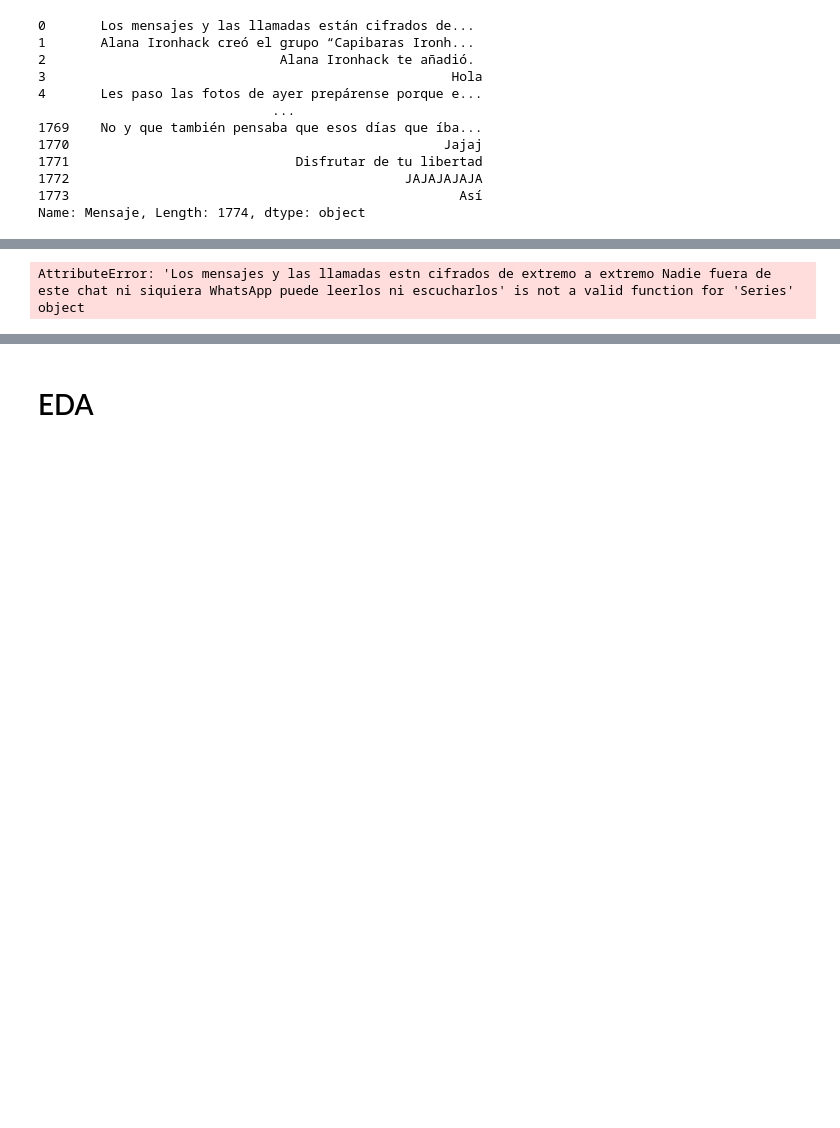
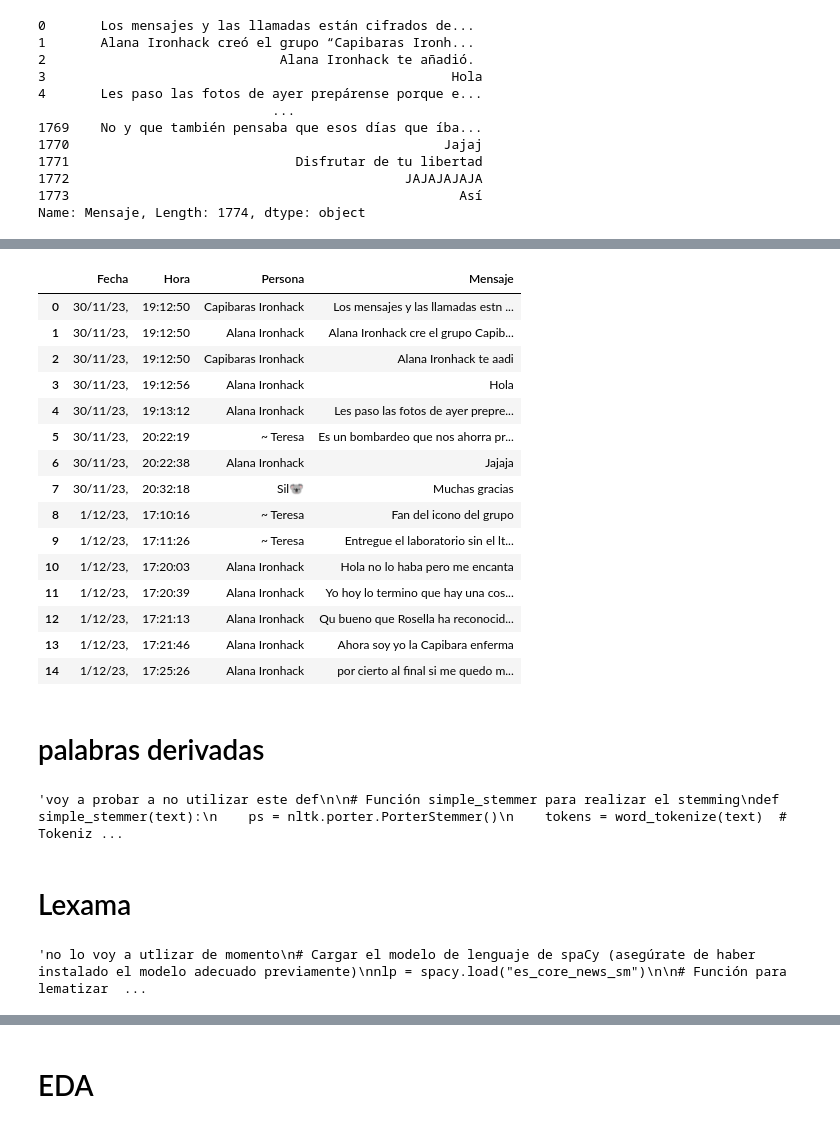
Before and after one commit to SilviaAlconGarrido/project_final, a Jupyter notebook: notebook/EDA_capi.ipynb, the cells around one changed output, grey strips where cells are left out. Cells and saved outputs as stored; diff of their text form; code cells hidden in the pictures; blank space fills up the shorter version.

```diff
--- a/notebook/EDA_capi.ipynb
+++ b/notebook/EDA_capi.ipynb
@@ -368,14 +373,10 @@ def eliminar_caracteres_especiales(texto):
     else:
         return texto
 
-
-
-# Aplicar la función de eliminación de caracteres especiales a cada elemento de la Serie
-serie_limpiada = texto_corregido.apply(eliminar_caracteres_especiales)
+# Aplicar la función de eliminación de caracteres especiales a cada elemento de la Serie 'Mensaje'
+df['Mensaje'] = df['Mensaje'].apply(eliminar_caracteres_especiales)
 
 # Mostrar los resultados
-print("Serie original:")
-print(texto_corregido)
-print("\nSerie limpiada:")
-print(serie_limpiada)
+print("DataFrame con mensajes corregidos y limpiados:")
+df.head(15)
 # %% [output]
@@ -399,20 +384,57 @@ Name: Mensaje, Length: 1774, dtype: object
+|  | Fecha | Hora | Persona | Mensaje |
+| 0 | 30/11/23, | 19:12:50 | Capibaras Ironhack | Los mensajes y las llamadas estn ... |
+| 1 | 30/11/23, | 19:12:50 | Alana Ironhack | Alana Ironhack cre el grupo Capib... |
+| 2 | 30/11/23, | 19:12:50 | Capibaras Ironhack | Alana Ironhack te aadi |
+| 3 | 30/11/23, | 19:12:56 | Alana Ironhack | Hola |
+| 4 | 30/11/23, | 19:13:12 | Alana Ironhack | Les paso las fotos de ayer prepre... |
+| 5 | 30/11/23, | 20:22:19 | ~ Teresa | Es un bombardeo que nos ahorra pr... |
+| 6 | 30/11/23, | 20:22:38 | Alana Ironhack | Jajaja |
+| 7 | 30/11/23, | 20:32:18 | Sil🐨 | Muchas gracias |
+| 8 | 1/12/23, | 17:10:16 | ~ Teresa | Fan del icono del grupo |
+| 9 | 1/12/23, | 17:11:26 | ~ Teresa | Entregue el laboratorio sin el lt... |
+| 10 | 1/12/23, | 17:20:03 | Alana Ironhack | Hola no lo haba pero me encanta |
+| 11 | 1/12/23, | 17:20:39 | Alana Ironhack | Yo hoy lo termino que hay una cos... |
+| 12 | 1/12/23, | 17:21:13 | Alana Ironhack | Qu bueno que Rosella ha reconocid... |
+| 13 | 1/12/23, | 17:21:46 | Alana Ironhack | Ahora soy yo la Capibara enferma |
+| 14 | 1/12/23, | 17:25:26 | Alana Ironhack | por cierto al final si me quedo m... |
+# %% [markdown]
+# palabras derivadas
 # %%
-# Definir la función simple_stemmer para realizar el stemming
+'''voy a probar a no utilizar este def
+
+# Función simple_stemmer para realizar el stemming
 def simple_stemmer(text):
     ps = nltk.porter.PorterStemmer()
     tokens = word_tokenize(text)  # Tokenizar el texto
     stemmed_text = ' '.join([ps.stem(word) for word in tokens])
     return stemmed_text
 
-
-
-# Aplicar simple_stemmer a cada elemento de la Serie
-serie_stemmed = serie_limpiada.apply(serie_limpiada)
+# Aplicar simple_stemmer a la columna 'Mensaje' y almacenar los resultados en una nueva columna 'Mensaje_stem'
+df['Mensaje_stem'] = df['Mensaje'].apply(simple_stemmer)
 
 # Mostrar los resultados
-print("Serie original:")
-print(serie_limpiada)
-print("\nSerie después de stemming:")
-print(serie_stemmed)
+print("DataFrame con mensajes stem:")
+print(df)'''
 # %% [output]
-AttributeError: 'Los mensajes y las llamadas estn cifrados de extremo a extremo Nadie fuera de este chat ni siquiera WhatsApp puede leerlos ni escucharlos' is not a valid function for 'Series' object
+'voy a probar a no utilizar este def\n\n# Función simple_stemmer para realizar el stemming\ndef simple_stemmer(text):\n    ps = nltk.porter.PorterStemmer()\n    tokens = word_tokenize(text)  # Tokeniz ...
+# %% [markdown]
+# Lexama
+# %%
+'''no lo voy a utlizar de momento
+# Cargar el modelo de lenguaje de spaCy (asegúrate de haber instalado el modelo adecuado previamente)
+nlp = spacy.load("es_core_news_sm")
+
+# Función para lematizar texto
+def lemmatize_text(text):
+    text = nlp(text)
+    text = ' '.join([word.lemma_ if word.lemma_ != '-PRON-' else word.text for word in text])
+    return text
+
+# Aplicar la función lemmatize_text a la columna 'Mensaje' y almacenar los resultados en una nueva columna 'Mensaje_lemmatized'
+df['Mensaje_lemmatized'] = df['Mensaje'].apply(lemmatize_text)
+
+# Mostrar los resultados
+print("DataFrame con mensajes lematizados:")
+df.head(15)'''
+# %% [output]
+'no lo voy a utlizar de momento\n# Cargar el modelo de lenguaje de spaCy (asegúrate de haber instalado el modelo adecuado previamente)\nnlp = spacy.load("es_core_news_sm")\n\n# Función para lematizar  ...
```
Also changed, not shown: parts of 14 cells of this notebook, 3 other files.
